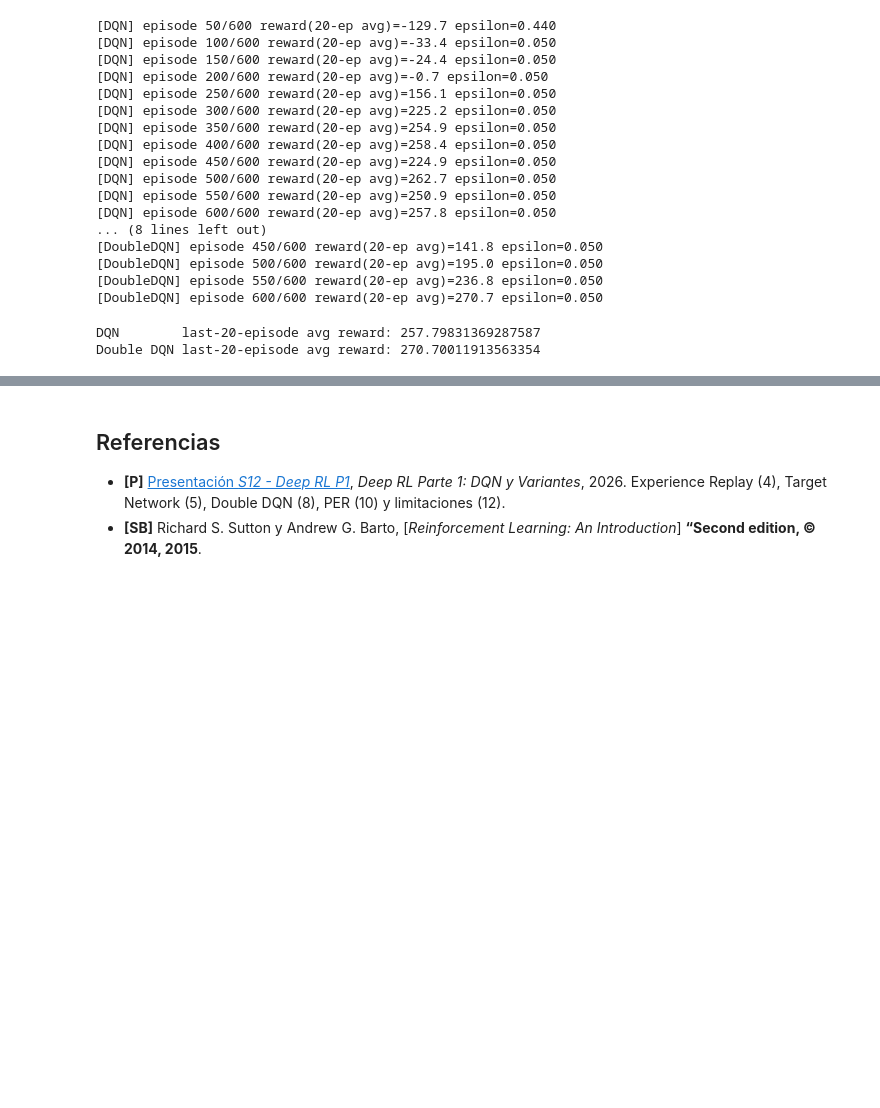
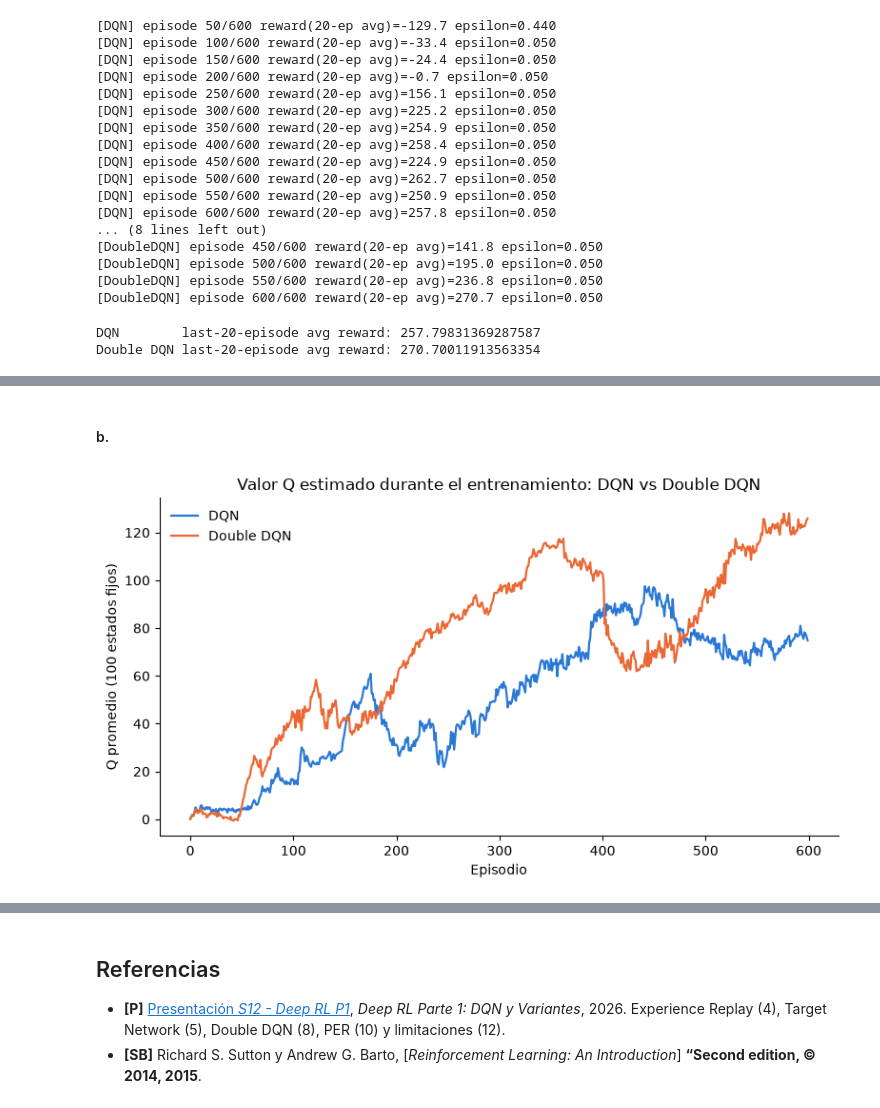
Before and after one commit to nel-eleven11/Lab7_RL, a Jupyter notebook: Lab7.ipynb, the cells around one changed output, grey strips where cells are left out. Saved outputs shown, nothing was run; the diff lists cells and outputs as text; code cells hidden in the pictures; blank space fills up the shorter version.

```diff
--- a/Lab7.ipynb
+++ b/Lab7.ipynb
@@ -587,0 +630,16 @@ Double DQN last-20-episode avg reward: 270.70011913563354
+# %% [markdown]
+#### b.
+# %%
+fig, ax = plt.subplots(figsize=(8, 4.5))
+ax.plot(dqn_logs["avg_q"], color=BLUE, linewidth=1.6, label="DQN")
+ax.plot(double_dqn_logs["avg_q"], color=ORANGE, linewidth=1.6, label="Double DQN")
+ax.set_xlabel("Episodio")
+ax.set_ylabel("Q promedio (100 estados fijos)")
+ax.set_title("Valor Q estimado durante el entrenamiento: DQN vs Double DQN")
+ax.legend(frameon=False, loc="upper left")
+for spine in ("top", "right"):
+    ax.spines[spine].set_visible(False)
+plt.tight_layout()
+plt.show()
+# %% [output]
+[figure, added]
```
Also changed, not shown: parts of 15 cells of this notebook, 1 other file.
